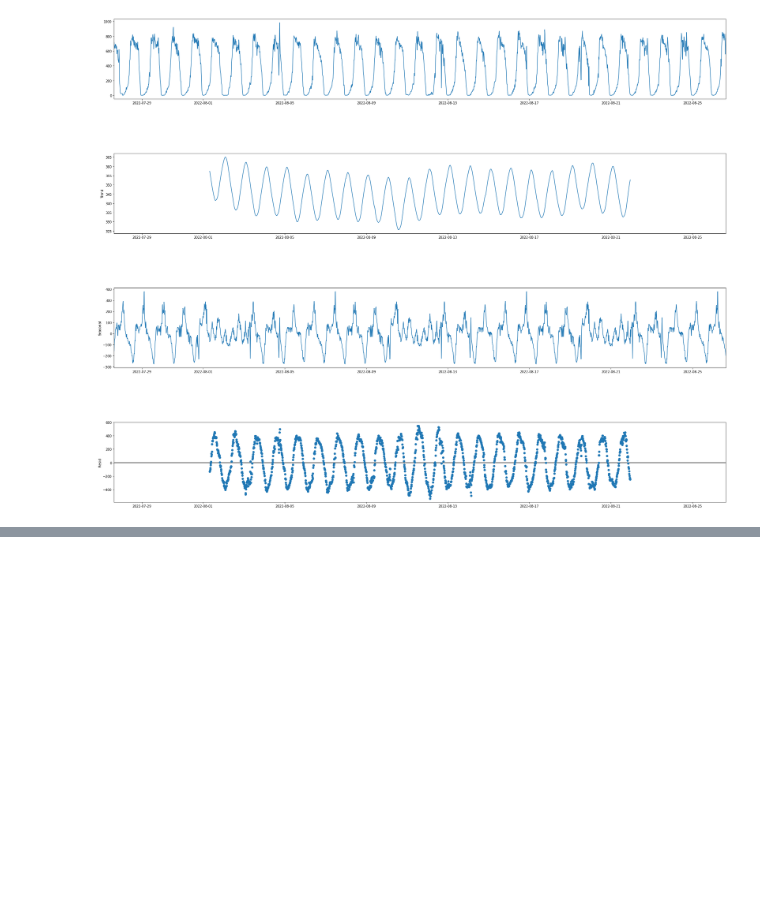
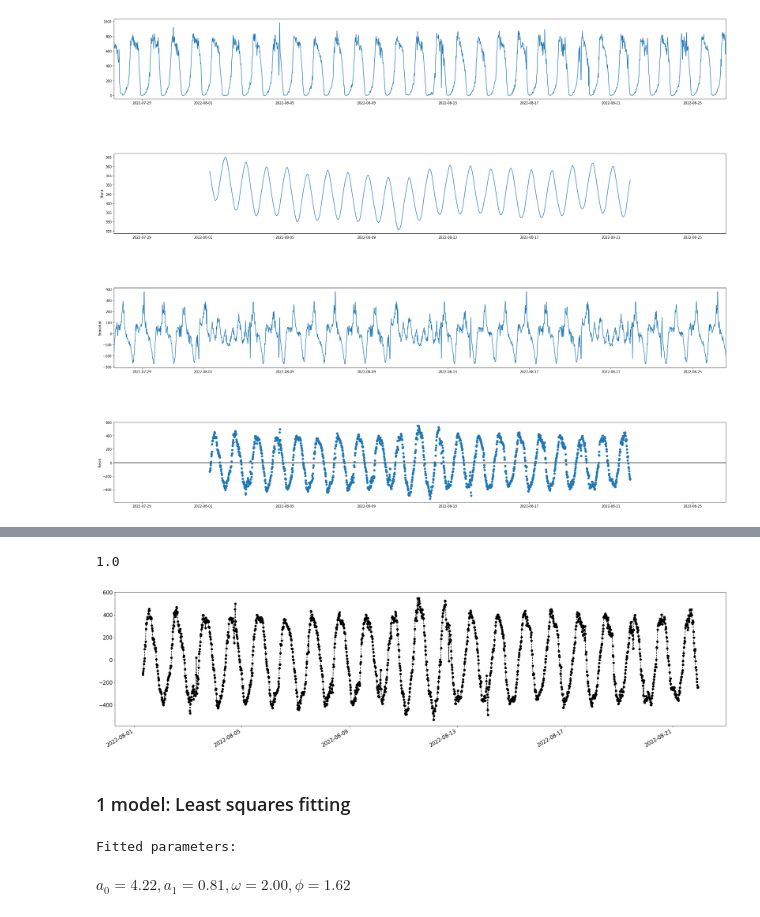
Before and after one commit to vladislav3112/time-series-exploration-testtask, a Jupyter notebook: metric_analysis.ipynb, the cells around one changed output, grey strips where cells are left out. Drawn from its saved outputs; the diff is of its cells as text; code cells hidden in the pictures; blank space fills up the shorter version.

Commit message:
least square model in progress

```diff
--- a/metric_analysis.ipynb
+++ b/metric_analysis.ipynb
@@ -88,0 +104,18 @@ plt.show()
+# %%
+np.count_nonzero(~np.isnan(y_data))/len(y_data)
+
+#remove all tailing nulls:
+y_data = pd.Series(y_data)
+last_valid = y_data[y_data.notnull()].index[-1]
+y_curr = y_data.iloc[0:last_valid]
+
+#remove all leading nulls:
+first_valid = y_curr[y_curr.notnull()].index[0]
+y_curr = y_curr.iloc[first_valid:]
+y_curr.head()
+print(y_curr.index[0])
+print(y_curr)
+print(y_curr.index[-1])
+resid_df = pd.DataFrame()
+resid_df.index = x_data[y_curr.index[0]:y_curr.index[-1] + 1]
+resid_df['data'] = y_curr.values
@@ -88,0 +153,17 @@ plt.show()
+# %%
+np.count_nonzero(~np.isnan(resid_df['data']))/len(resid_df['data'])
+# %% [output]
+1.0
+# %%
+plt.rc('figure',figsize=(32,8))
+plt.rc('font',size=15)
+fig, ax = plt.subplots()
+x_data = resid_df.index
+y_data = resid_df['data']
+ax.plot_date(x_data, y_data, color='black',linestyle='--')
+fig.autofmt_xdate()
+plt.show()
+# %% [output]
+[figure, added]
+# %% [markdown]
+### 1 model: Least squares fitting
@@ -88,0 +178,7 @@ plt.show()
+# %%
+from IPython.display import display, Math
+print('Fitted parameters:')
+display(Math('a_0={:.2f}, a_1={:.2f}, \\omega={:.2f}, \\phi={:.2f}'.format(*params)))
+# %% [output]
+Fitted parameters:
+$\displaystyle a_0=4.22, a_1=0.81, \omega=2.00, \phi=1.62$
```
Also changed, not shown: parts of 18 cells of this notebook.
